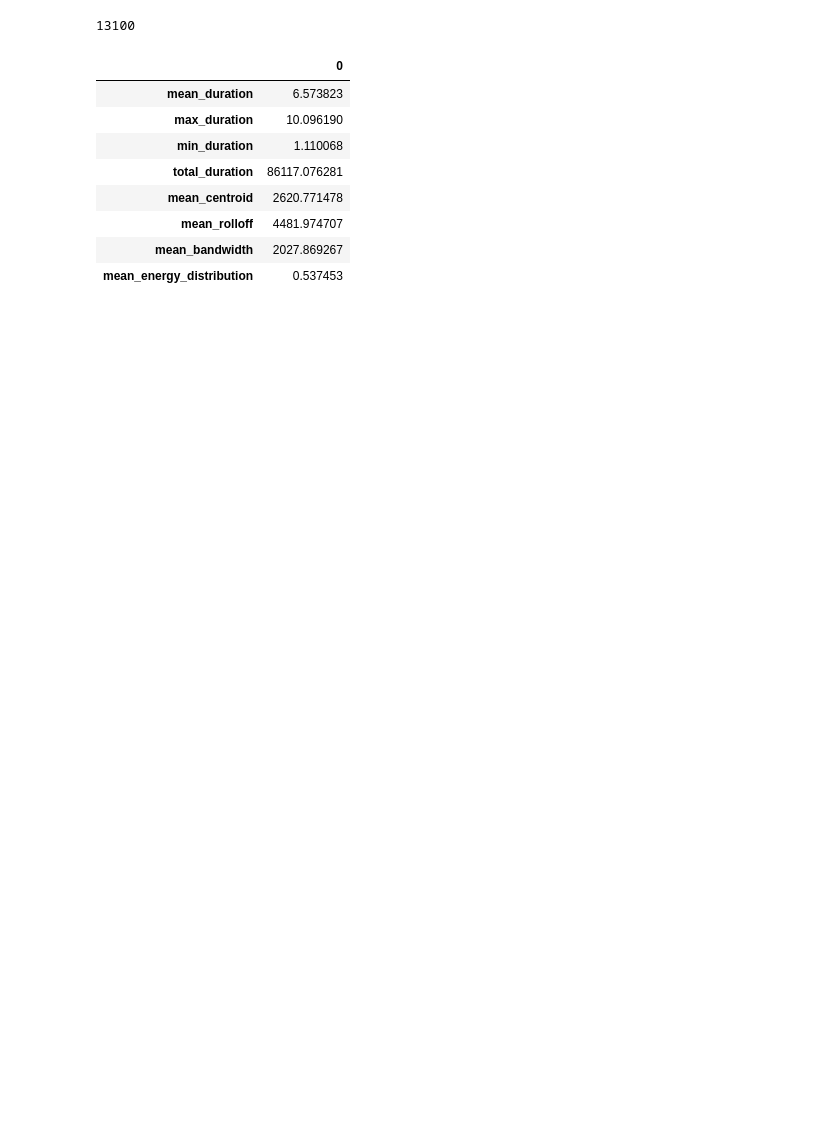
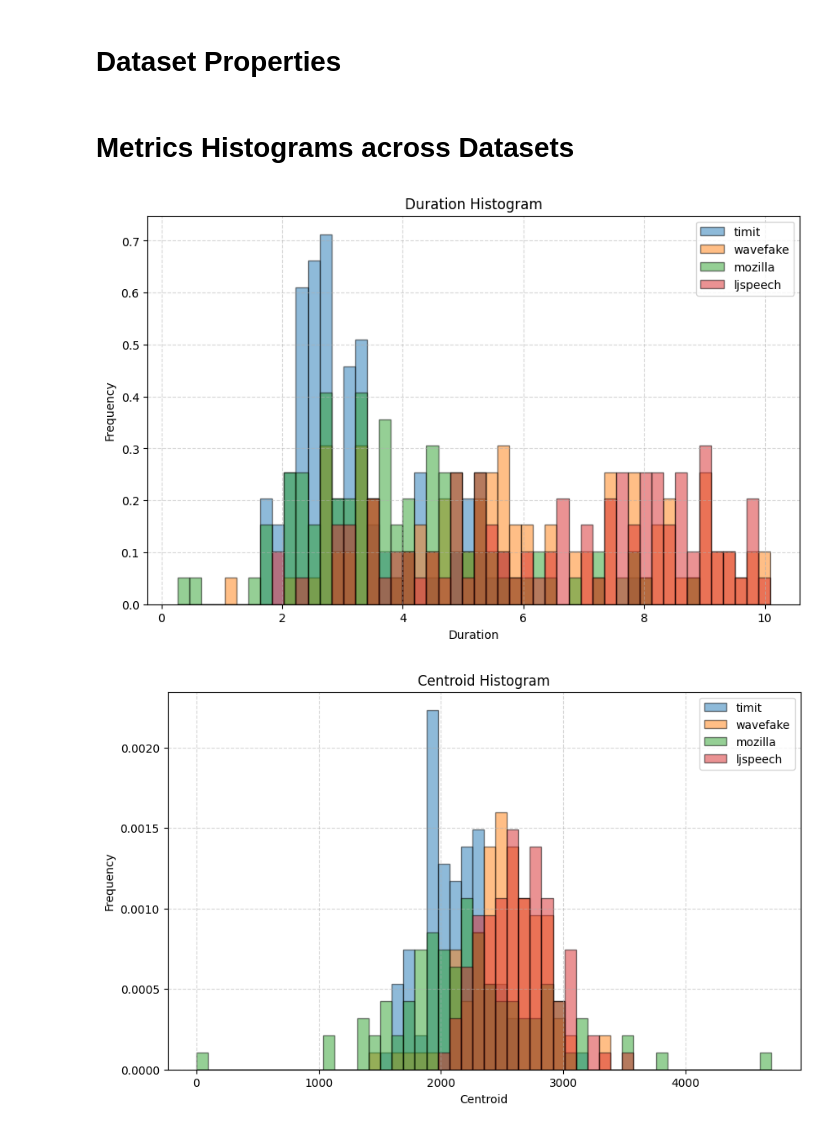
Before and after one commit to cassuci/adf-detector, a Jupyter notebook: 1-1-data-exploring.ipynb, the cells around one changed output. Saved outputs shown, nothing was run; the diff lists cells and outputs as text; code cells hidden in the pictures; blank space fills up the shorter version.

Commit message:
improving description notebook

```diff
--- a/1-1-data-exploring.ipynb
+++ b/1-1-data-exploring.ipynb
@@ -334,21 +40,26 @@ pd.DataFrame.from_dict(audio_stats, orient='index')
-# %%
-ljspeech_files_df = pd.read_csv("lsjspeech_data_files_summary.csv")
-print(ljspeech_files_df.shape[0]) # 13k
-
-# Example usage
-audio_paths = ljspeech_files_df['full_path'].to_list()
-audio_stats = describe_audio_files_parallel(audio_paths)
-pd.DataFrame.from_dict(audio_stats, orient='index')
-
-# Now you have a single DataFrame containing all the data from the files_path.
-# %% [output]
-13100
-|  | 0 |
-| mean_duration | 6.573823 |
-| max_duration | 10.096190 |
-| min_duration | 1.110068 |
-| total_duration | 86117.076281 |
-| mean_centroid | 2620.771478 |
-| mean_rolloff | 4481.974707 |
-| mean_bandwidth | 2027.869267 |
-| mean_energy_distribution | 0.537453 |
+# %%
+datasets_dfs = []
+
+# for each dataset
+# compute metrics and store into a dataframe
+# afterwards append to the list above
+for dataset in datasets:
+    d_file = f'{dataset}_data_files_summary.csv'
+    audio_files = pd.read_csv(d_file).sample(n=100)['full_path'].to_list()
+    # Initialize an empty list to store dictionaries of metrics
+    results_list = []
+
+    # Calculate metrics for each audio file in parallel and add them to the list
+    results_list = Parallel(n_jobs=8)(delayed(get_audio_metrics)(audio_file) for audio_file in audio_files)
+
+    # Create a Pandas DataFrame from the list
+    dataset_results_df = pd.DataFrame(results_list)
+    dataset_results_df['dataset'] = dataset
+    dataset_results_df.to_csv(f'description/{dataset}_results.csv')
+    datasets_dfs.append(dataset_results_df)
+
+# concatenate all results
+results_df = pd.concat(datasets_dfs)
+results_df.head()
+# %% [markdown]
+# Dataset Properties
@@ -354,0 +74,26 @@ pd.DataFrame.from_dict(audio_stats, orient='index')
+# %% [markdown]
+# Metrics Histograms across Datasets
+# %%
+for metric_name in results_df.columns:
+    # skip invalid columns
+    if metric_name in ['Audio File', 'dataset']:
+        continue
+
+    num_bins = 50
+    max_v = results_df[metric_name].max()
+    min_v = results_df[metric_name].min()
+    bin_positions = [min_v + (i * (max_v-min_v) / num_bins) for i in range(num_bins + 1)]
+    plt.figure(figsize=(10, 6))
+    for d in results_df['dataset'].unique():
+        values = results_df.loc[results_df['dataset']==d, metric_name]
+        plt.hist(values,  bins=bin_positions, edgecolor='black', alpha=0.5, label=d, density=True)
+
+    plt.title(f"{metric_name} Histogram")
+    plt.xlabel(metric_name)
+    plt.ylabel("Frequency")
+    plt.grid(True, linestyle='--', alpha=0.5)
+    plt.legend()
+    plt.show()
+# %% [output]
+[figure, added]
+[figure, added]
```
Also changed, not shown: parts of 24 cells of this notebook.
